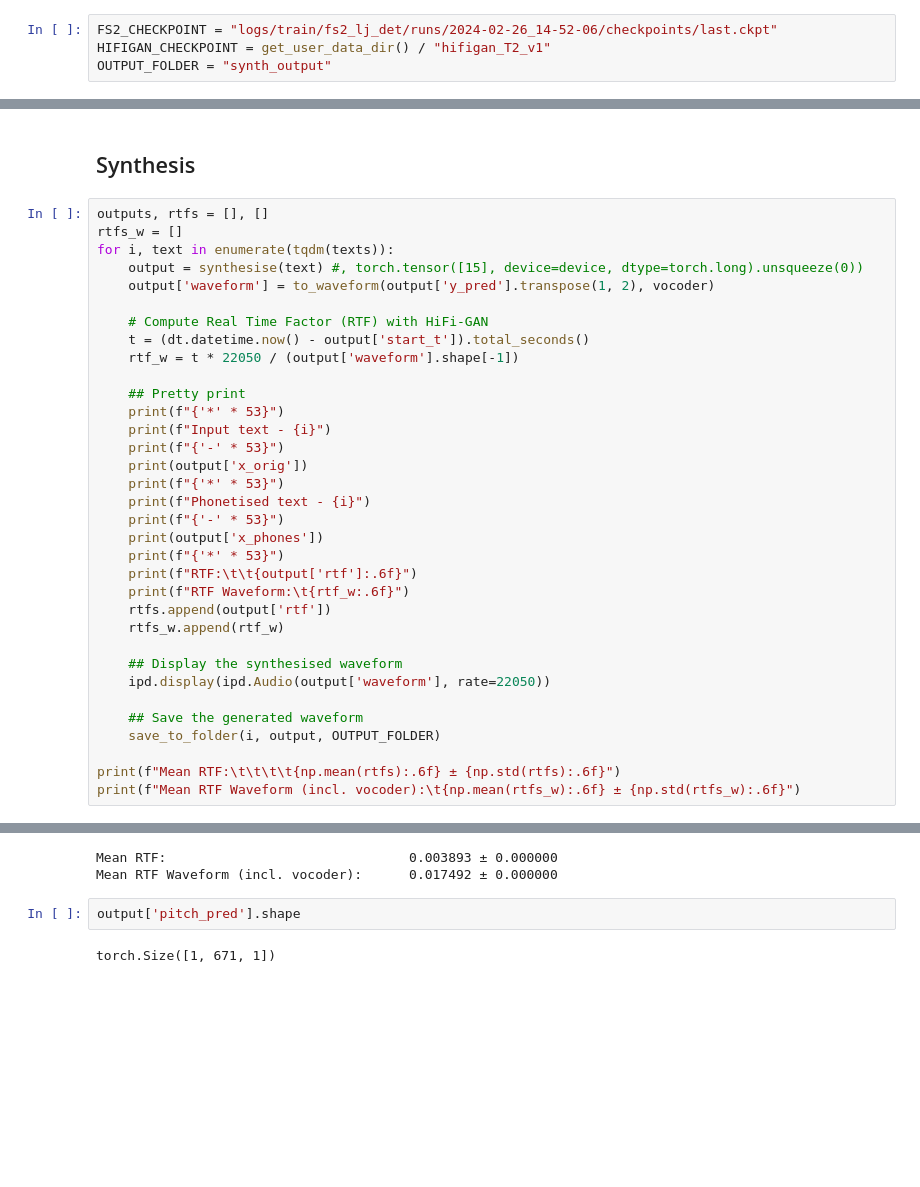
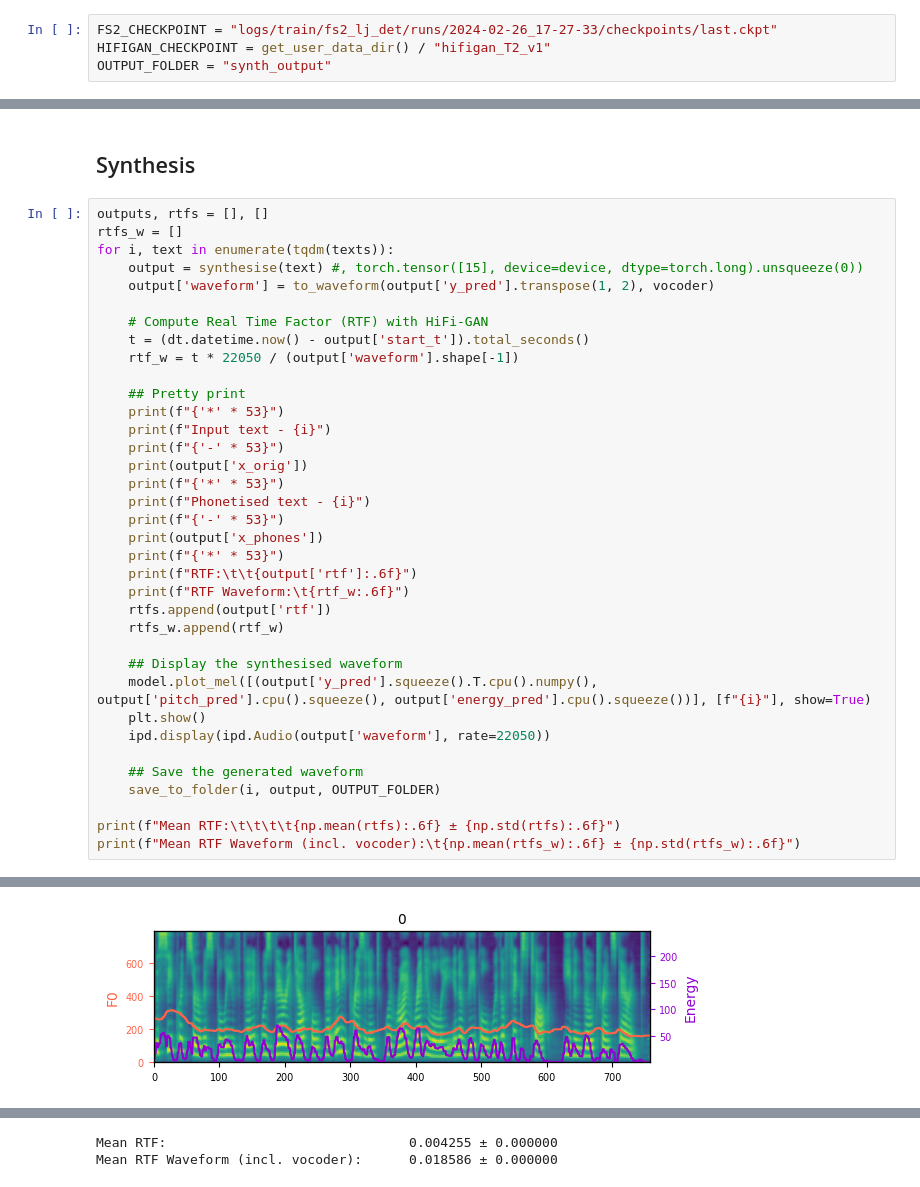
Before and after one commit to shivammehta25/BetterFastSpeech2, a Jupyter notebook: synthesis.ipynb, the cells around one changed output, grey strips where cells are left out. Cells and saved outputs as stored; diff of their text form; blank space fills up the shorter version.

```diff
--- a/synthesis.ipynb
+++ b/synthesis.ipynb
@@ -41,7 +37,7 @@ device = torch.device("cuda" if torch.cuda.is_available() else "cpu")
 # %% [markdown]
 ## Filepaths
 # %%
-FS2_CHECKPOINT = "logs/train/fs2_lj_det/runs/2024-02-26_14-52-06/checkpoints/last.ckpt"
+FS2_CHECKPOINT = "logs/train/fs2_lj_det/runs/2024-02-26_17-27-33/checkpoints/last.ckpt"
 HIFIGAN_CHECKPOINT = get_user_data_dir() / "hifigan_T2_v1"
 OUTPUT_FOLDER = "synth_output"
 # %% [markdown]
@@ -157,6 +153,8 @@ for i, text in enumerate(tqdm(texts)):
     rtfs_w.append(rtf_w)
 
     ## Display the synthesised waveform
+    model.plot_mel([(output['y_pred'].squeeze().T.cpu().numpy(), output['pitch_pred'].cpu().squeeze(), output['energy_pred'].cpu().squeeze())], [f"{i}"], show=True)
+    plt.show()
     ipd.display(ipd.Audio(output['waveform'], rate=22050))
 
     ## Save the generated waveform
@@ -179,7 +177,4 @@ RTF Waveform:   0.017492
+[figure, added]
 [interactive output not drawn]
-Mean RTF:                               0.003893 ± 0.000000
-Mean RTF Waveform (incl. vocoder):      0.017492 ± 0.000000
+Mean RTF:                               0.004255 ± 0.000000
+Mean RTF Waveform (incl. vocoder):      0.018586 ± 0.000000
-# %%
-output['pitch_pred'].shape
-# %% [output]
-torch.Size([1, 671, 1])
```
Also changed, not shown: parts of 6 cells of this notebook, 2 other files.
